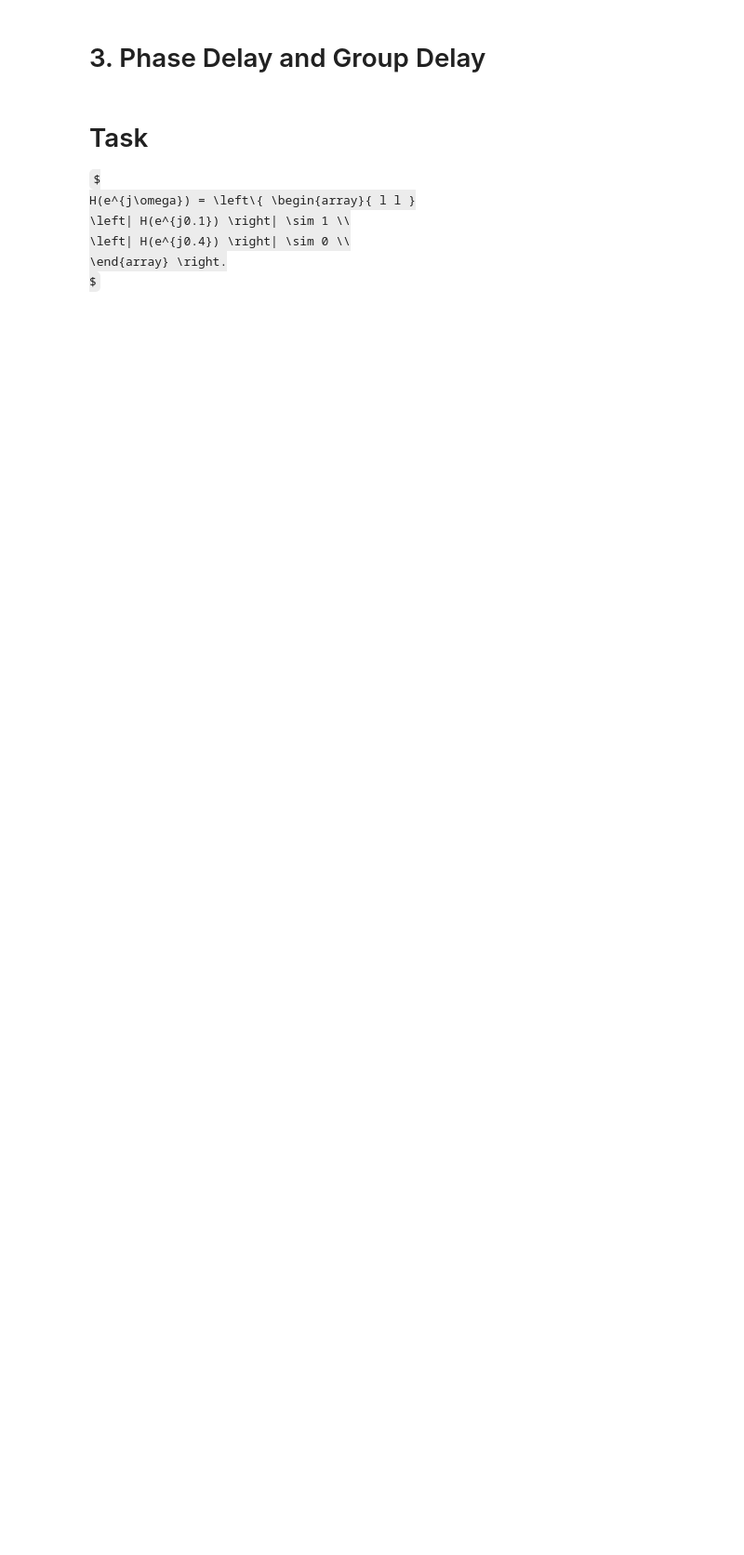
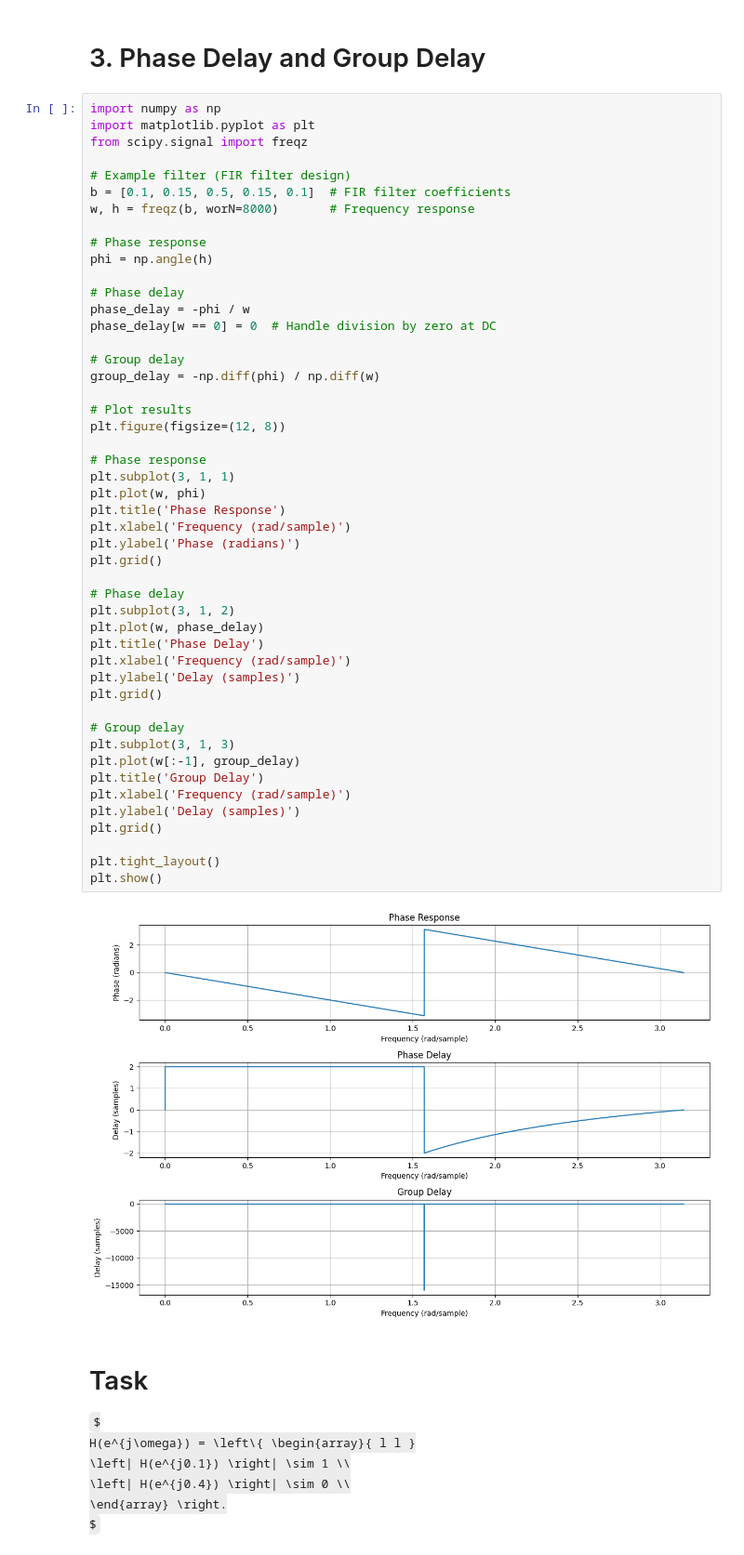
Before and after one commit to zharfanw/zhongshan_dsp_python, a Jupyter notebook: 10_Transform_DomainSystem.ipynb, the cells around one changed output. Shown at 93% size. Cells and saved outputs as stored; diff of their text form; some formulas as TeX source; blank space fills up the shorter version.

```diff
--- a/10_Transform_DomainSystem.ipynb
+++ b/10_Transform_DomainSystem.ipynb
@@ -687,6 +687,56 @@ Image(open('graphinterpretation.gif','rb').read())
 [figure]
 # %% [markdown]
 # 3. Phase Delay and Group Delay
+# %%
+import numpy as np
+import matplotlib.pyplot as plt
+from scipy.signal import freqz
+
+# Example filter (FIR filter design)
+b = [0.1, 0.15, 0.5, 0.15, 0.1]  # FIR filter coefficients
+w, h = freqz(b, worN=8000)       # Frequency response
+
+# Phase response
+phi = np.angle(h)
+
+# Phase delay
+phase_delay = -phi / w
+phase_delay[w == 0] = 0  # Handle division by zero at DC
+
+# Group delay
+group_delay = -np.diff(phi) / np.diff(w)
+
+# Plot results
+plt.figure(figsize=(12, 8))
+
+# Phase response
+plt.subplot(3, 1, 1)
+plt.plot(w, phi)
+plt.title('Phase Response')
+plt.xlabel('Frequency (rad/sample)')
+plt.ylabel('Phase (radians)')
+plt.grid()
+
+# Phase delay
+plt.subplot(3, 1, 2)
+plt.plot(w, phase_delay)
+plt.title('Phase Delay')
+plt.xlabel('Frequency (rad/sample)')
+plt.ylabel('Delay (samples)')
+plt.grid()
+
+# Group delay
+plt.subplot(3, 1, 3)
+plt.plot(w[:-1], group_delay)
+plt.title('Group Delay')
+plt.xlabel('Frequency (rad/sample)')
+plt.ylabel('Delay (samples)')
+plt.grid()
+
+plt.tight_layout()
+plt.show()
+# %% [output]
+[figure, added]
 # %% [markdown]
 # Task
 $
```
